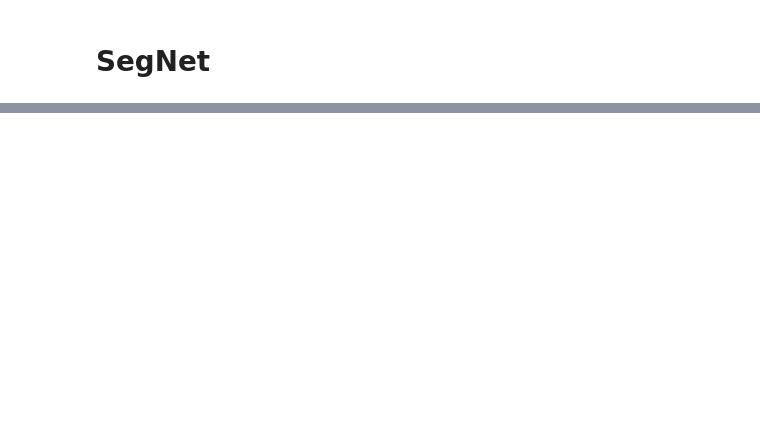
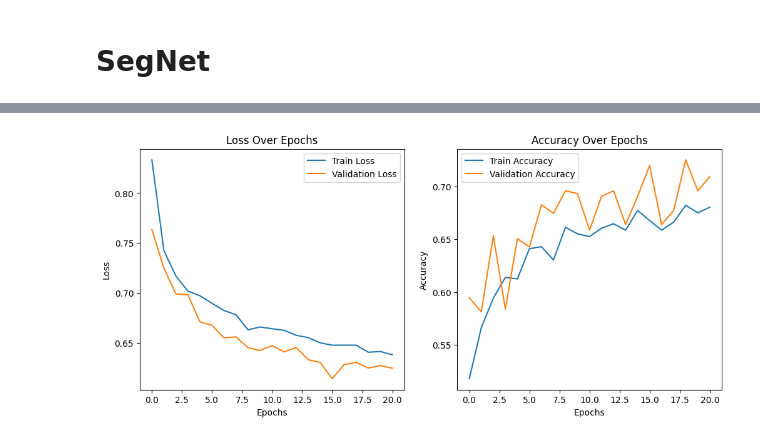
Before and after one commit to LeNgan23/NCKH, a Jupyter notebook: Project/Ngan/SegNet/segnet.ipynb, the cells around one changed output, grey strips where cells are left out. Saved outputs shown, nothing was run; the diff lists cells and outputs as text; code cells hidden in the pictures; blank space fills up the shorter version.

```diff
--- a/Project/Ngan/SegNet/segnet.ipynb
+++ b/Project/Ngan/SegNet/segnet.ipynb
@@ -102,5 +81,2 @@ Tiền xử lý dữ liệu
-# %%
-train_images_dir = os.path.join(data_dir, "train", "images")
-train_annotations_dir = os.path.join(data_dir, "train", "annotations")
 # %%
 def load_data(images_dir, annotations_dir):
@@ -132,3 +110,4 @@ def load_data(images_dir, annotations_dir):
     return images, labels
 # %%
 x_train, y_train = load_data(train_images_dir, train_annotations_dir)
+x_valid, y_valid = load_data(valid_images_dir, valid_annotations_dir)
@@ -285,0 +206,15 @@ FileNotFoundError: [Errno 2] No such file or directory: '/kaggle/input/btxrd-v2/
+# %%
+starting_time = time.time()
+
+# Compile mô hình
+model.compile(optimizer=Adam(learning_rate=0.0005), loss='categorical_crossentropy', metrics=['accuracy'])
+
+# Early Stopping để tránh overfitting
+early_stopping = EarlyStopping(monitor='val_loss', patience=5, restore_best_weights=True)
+
+# Train mô hình với Data Augmentation
+history = model.fit(datagen.flow(x_train, y_train, batch_size=32),
+                    validation_data=(x_valid, y_valid),
+                    epochs=50,
+                    callbacks=[early_stopping])
+print('> training time is %.4f minutes' % ((time.time() - starting_time)/60))
@@ -286,2 +268,26 @@ FileNotFoundError: [Errno 2] No such file or directory: '/kaggle/input/btxrd-v2/
+# %%
+
+# Vẽ biểu đồ Loss & Accuracy
+plt.figure(figsize=(12, 5))
+
+plt.subplot(1, 2, 1)
+plt.plot(history.history['loss'], label='Train Loss')
+plt.plot(history.history['val_loss'], label='Validation Loss')
+plt.xlabel('Epochs')
+plt.ylabel('Loss')
+plt.legend()
+plt.title('Loss Over Epochs')
+
+plt.subplot(1, 2, 2)
+plt.plot(history.history['accuracy'], label='Train Accuracy')
+plt.plot(history.history['val_accuracy'], label='Validation Accuracy')
+plt.xlabel('Epochs')
+plt.ylabel('Accuracy')
+plt.legend()
+plt.title('Accuracy Over Epochs')
+
+plt.show()
+# %% [output]
+[figure, added]
 # %%
 # Đánh giá trên tập test
```
Also changed, not shown: parts of 26 cells of this notebook.
